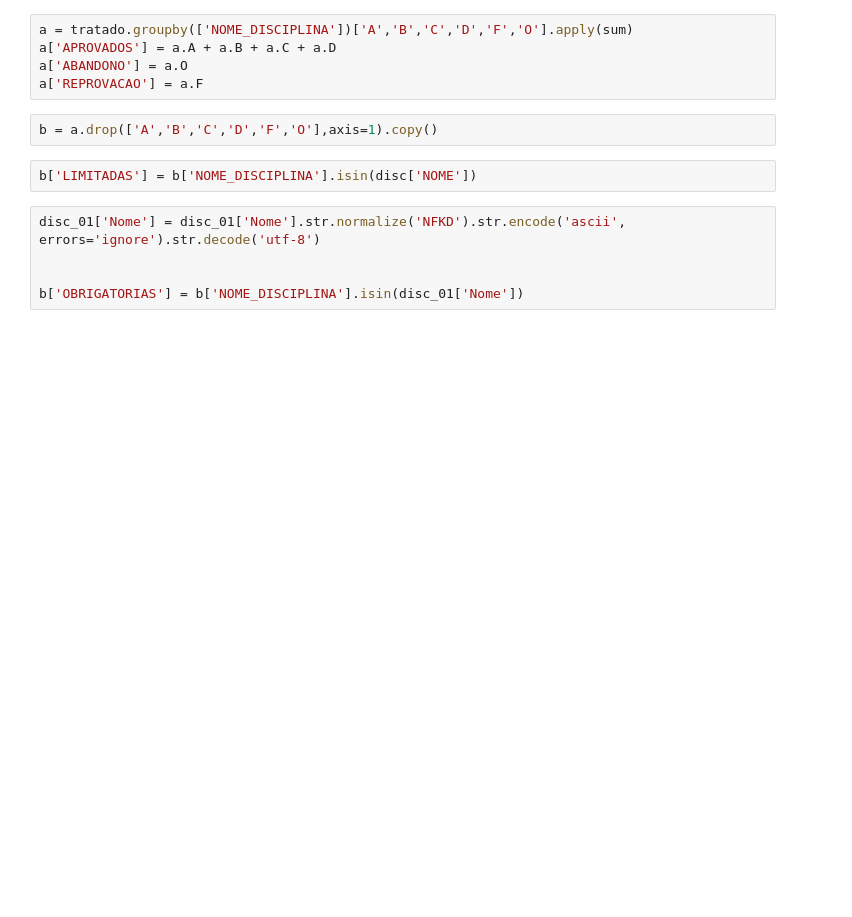
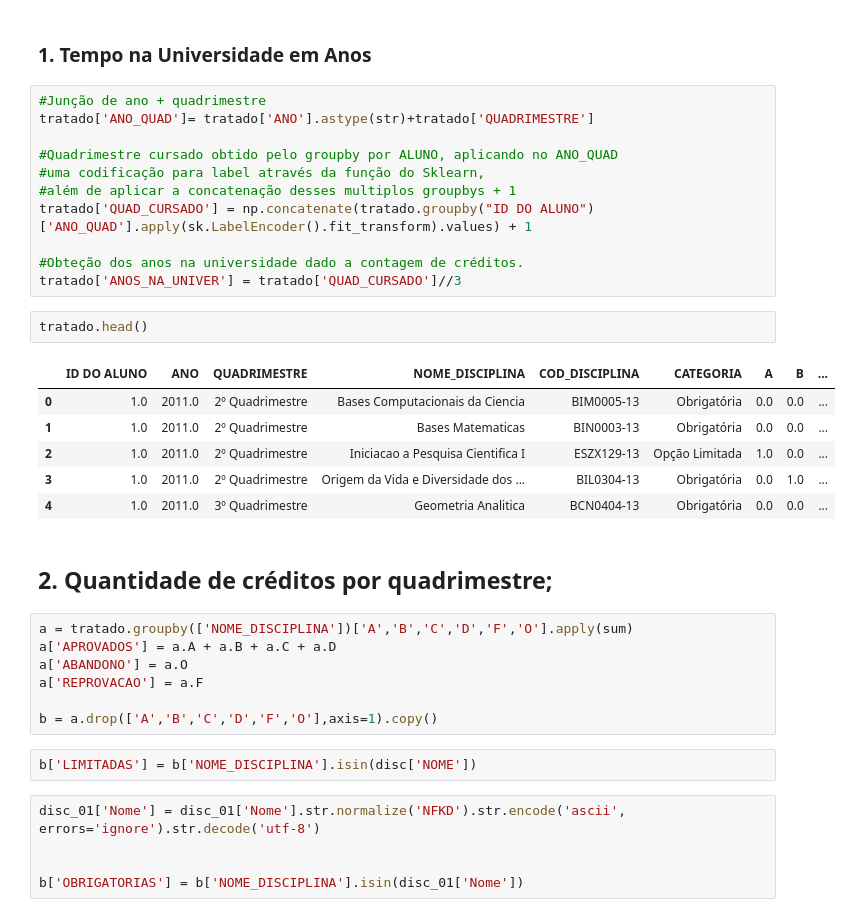
Before and after one commit to jairojuunior/miningAbandonment, a Jupyter notebook: EDA.ipynb, the cells around one changed output. Saved outputs shown, nothing was run; the diff lists cells and outputs as text; blank space fills up the shorter version.

```diff
--- a/EDA.ipynb
+++ b/EDA.ipynb
@@ -31,10 +89,34 @@ tratado['NOME_DISCIPLINA'] = tratado['NOME_DISCIPLINA'].str.normalize('NFKD').st
+# %% [markdown]
+###   1. Tempo na Universidade em Anos
+# %%
+#Junção de ano + quadrimestre
+tratado['ANO_QUAD']= tratado['ANO'].astype(str)+tratado['QUADRIMESTRE']
+
+#Quadrimestre cursado obtido pelo groupby por ALUNO, aplicando no ANO_QUAD
+#uma codificação para label através da função do Sklearn,
+#além de aplicar a concatenação desses multiplos groupbys + 1
+tratado['QUAD_CURSADO'] = np.concatenate(tratado.groupby("ID DO ALUNO")['ANO_QUAD'].apply(sk.LabelEncoder().fit_transform).values) + 1
+
+#Obteção dos anos na universidade dado a contagem de créditos.
+tratado['ANOS_NA_UNIVER'] = tratado['QUAD_CURSADO']//3
+# %%
+tratado.head()
+# %% [output]
+|  | ID DO ALUNO | ANO | QUADRIMESTRE | NOME_DISCIPLINA | COD_DISCIPLINA | CATEGORIA | A | B | ... |
+| 0 | 1.0 | 2011.0 | 2º Quadrimestre | Bases Computacionais da Ciencia | BIM0005-13 | Obrigatória | 0.0 | 0.0 | ... |
+| 1 | 1.0 | 2011.0 | 2º Quadrimestre | Bases Matematicas | BIN0003-13 | Obrigatória | 0.0 | 0.0 | ... |
+| 2 | 1.0 | 2011.0 | 2º Quadrimestre | Iniciacao a Pesquisa Cientifica I | ESZX129-13 | Opção Limitada | 1.0 | 0.0 | ... |
+| 3 | 1.0 | 2011.0 | 2º Quadrimestre | Origem da Vida e Diversidade dos ... | BIL0304-13 | Obrigatória | 0.0 | 1.0 | ... |
+| 4 | 1.0 | 2011.0 | 3º Quadrimestre | Geometria Analitica | BCN0404-13 | Obrigatória | 0.0 | 0.0 | ... |
+# %% [markdown]
+## 2. Quantidade de créditos por quadrimestre;
 # %%
 a = tratado.groupby(['NOME_DISCIPLINA'])['A','B','C','D','F','O'].apply(sum)
 a['APROVADOS'] = a.A + a.B + a.C + a.D
 a['ABANDONO'] = a.O
 a['REPROVACAO'] = a.F
+
+b = a.drop(['A','B','C','D','F','O'],axis=1).copy()
-# %%
-b = a.drop(['A','B','C','D','F','O'],axis=1).copy()
 # %%
 b['LIMITADAS'] = b['NOME_DISCIPLINA'].isin(disc['NOME'])
 # %%
```
Also changed, not shown: parts of 11 cells of this notebook.
